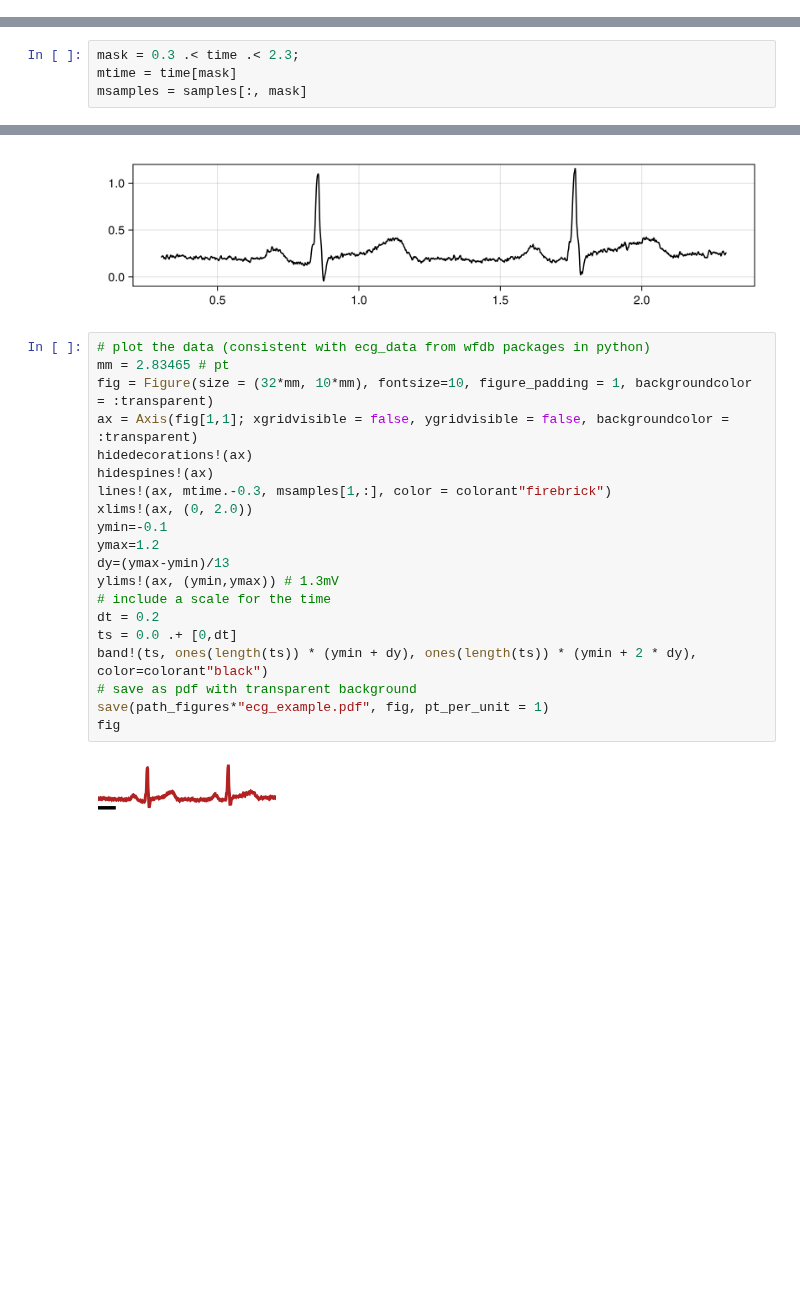
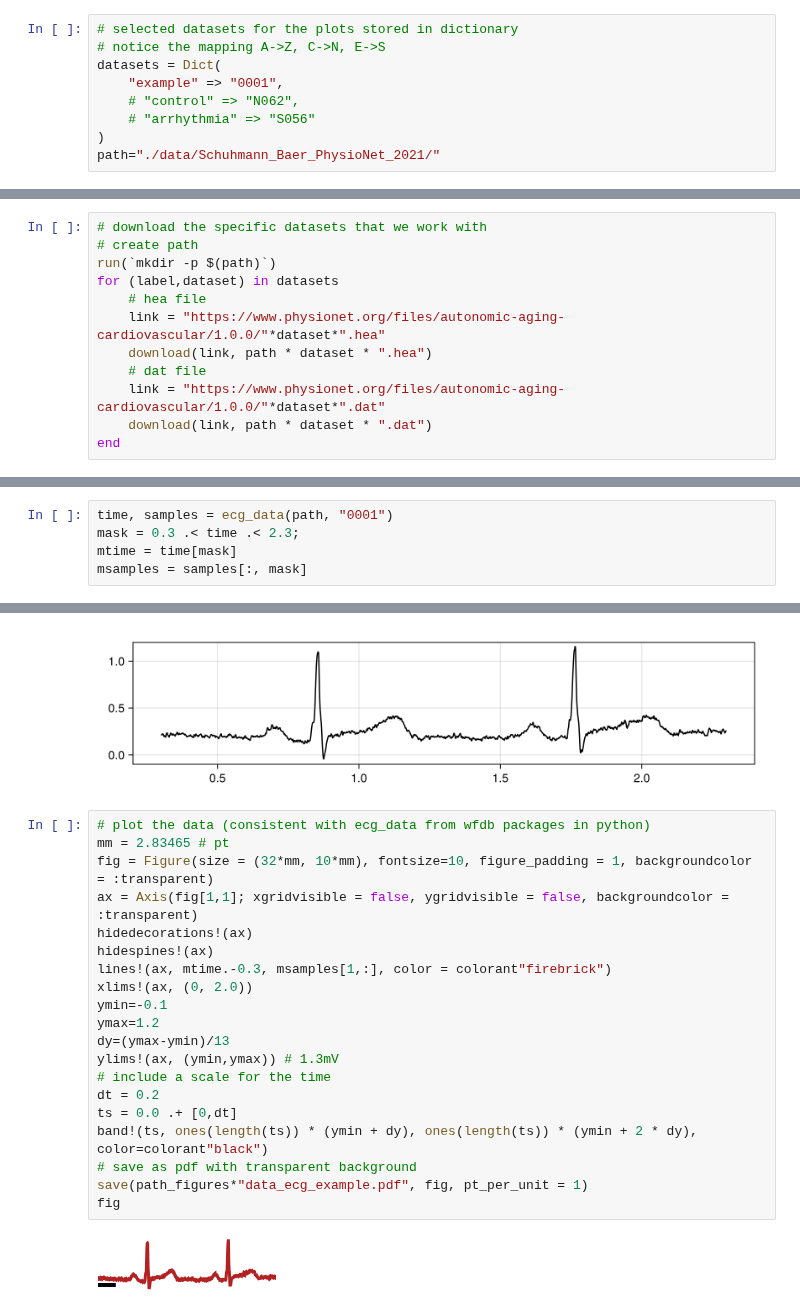
Before and after one commit to Priesemann-Group/perspective_heart_and_brain, a Jupyter notebook: notebooks_figures_paper/data_ecg.ipynb, the cells around one changed output, grey strips where cells are left out. Saved outputs shown, nothing was run; the diff lists cells and outputs as text; blank space fills up the shorter version.

Commit message:
update with automatic download of ecg data, needs more examples for pathological states

```diff
--- a/notebooks_figures_paper/data_ecg.ipynb
+++ b/notebooks_figures_paper/data_ecg.ipynb
@@ -0,0 +9,9 @@
+# %%
+# selected datasets for the plots stored in dictionary
+# notice the mapping A->Z, C->N, E->S
+datasets = Dict(
+    "example" => "0001",
+    # "control" => "N062",
+    # "arrhythmia" => "S056"
+)
+path="./data/Schuhmann_Baer_PhysioNet_2021/"
@@ -0,0 +20,12 @@
+# %%
+# download the specific datasets that we work with
+# create path
+run(`mkdir -p $(path)`)
+for (label,dataset) in datasets
+    # hea file
+    link = "https://www.physionet.org/files/autonomic-aging-cardiovascular/1.0.0/"*dataset*".hea"
+    download(link, path * dataset * ".hea")
+    # dat file
+    link = "https://www.physionet.org/files/autonomic-aging-cardiovascular/1.0.0/"*dataset*".dat"
+    download(link, path * dataset * ".dat")
+end
@@ -95,4 +125,5 @@ samples = d_signal
 # %%
+time, samples = ecg_data(path, "0001")
 mask = 0.3 .< time .< 2.3;
 mtime = time[mask]
 msamples = samples[:, mask]
@@ -115,22 +151,22 @@ fig
 # %%
 # plot the data (consistent with ecg_data from wfdb packages in python)
 mm = 2.83465 # pt
 fig = Figure(size = (32*mm, 10*mm), fontsize=10, figure_padding = 1, backgroundcolor = :transparent)
 ax = Axis(fig[1,1]; xgridvisible = false, ygridvisible = false, backgroundcolor = :transparent)
 hidedecorations!(ax)
 hidespines!(ax)
 lines!(ax, mtime.-0.3, msamples[1,:], color = colorant"firebrick")
 xlims!(ax, (0, 2.0))
 ymin=-0.1
 ymax=1.2
 dy=(ymax-ymin)/13
 ylims!(ax, (ymin,ymax)) # 1.3mV
 # include a scale for the time
 dt = 0.2
 ts = 0.0 .+ [0,dt]
 band!(ts, ones(length(ts)) * (ymin + dy), ones(length(ts)) * (ymin + 2 * dy), color=colorant"black")
 # save as pdf with transparent background
-save(path_figures*"ecg_example.pdf", fig, pt_per_unit = 1)
+save(path_figures*"data_ecg_example.pdf", fig, pt_per_unit = 1)
 fig
 # %% [output]
-[figure, old version]
+[figure, new version]
```
Also changed, not shown: parts of 12 cells of this notebook, 1 other file.
